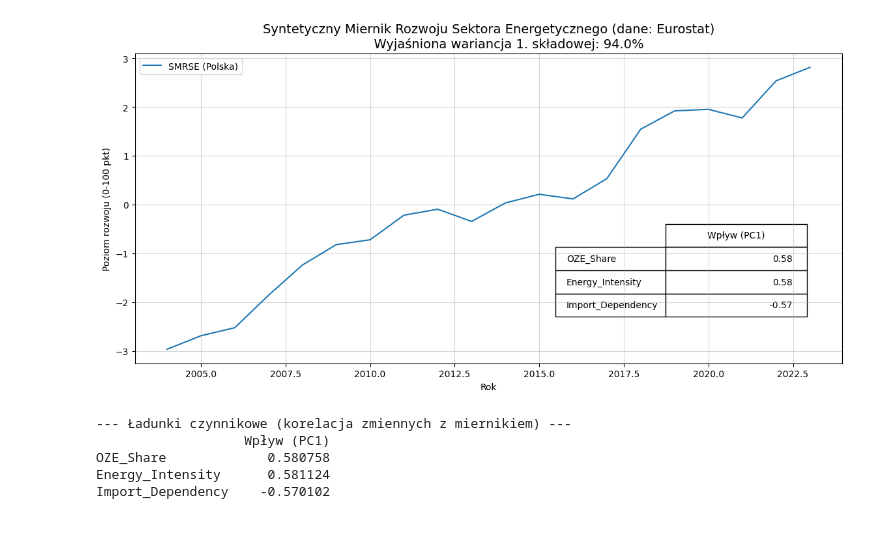
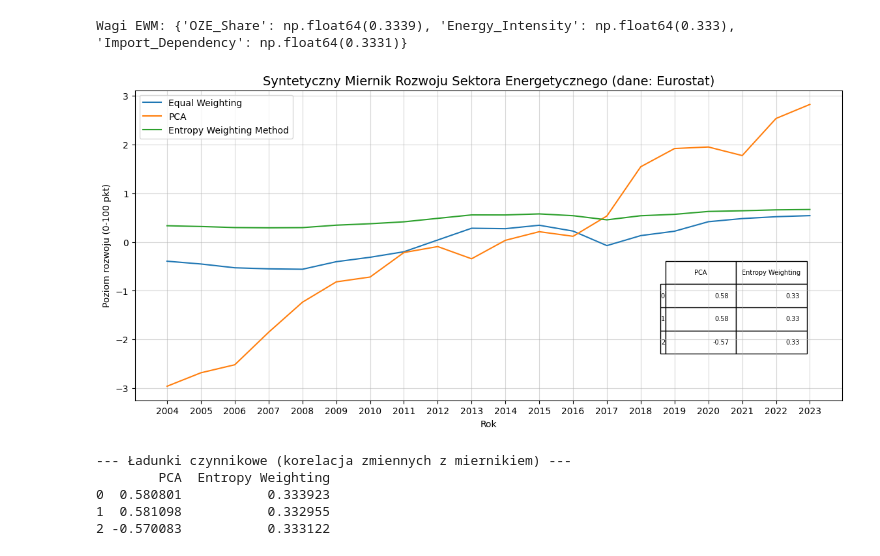
Before and after one commit to NGala540/PrognozowanieSyntetycznegoWska-nikaRozwojuSektoraEnergetycznego, a Jupyter notebook: Konstrukcja_wskaznika.ipynb, the cells around one changed output. Saved outputs shown, nothing was run; the diff lists cells and outputs as text; code cells hidden in the pictures; blank space fills up the shorter version.

```diff
--- a/Konstrukcja_wskaznika.ipynb
+++ b/Konstrukcja_wskaznika.ipynb
@@ -100,32 +123,62 @@ data['SMRSE'] = pca_result
+# %%
+# 4. Konstrukcja indeksów agregatowych
+# --- a) Equal Weighting (srednia standaryzowanych)
+data["equal_weighting"] = df_std.mean(axis=1)
+# %%
+# --- b) PCA (główna składowa) standaryzowanych
+pca = PCA(n_components=1)
+pca_result = pca.fit_transform(df_std)
+
+data['PCA'] = pca_result
+# %%
+# --- c) Entropy Weighting Method (normalizacja MinMax)
+minmax = MinMaxScaler()
+df_norm = pd.DataFrame(minmax.fit_transform(data[indicators.values()]), columns=indicators.values(), index=data.index)
+
+P = df_norm / (df_norm.sum(axis=0) + 1e-8)
+P = np.where(P == 0, 1e-10, P)
+E = (-P * np.log(P)).mean(axis=0) / np.log(len(data))
+d = 1 - E
+ewm_weights = d / d.sum()
+data["entropy_weighting"] = (df_norm * ewm_weights).sum(axis=1)
+# %% [output]
+Wagi EWM: {'OZE_Share': np.float64(0.3339), 'Energy_Intensity': np.float64(0.333), 'Import_Dependency': np.float64(0.3331)}
 # %%
 plt.figure(figsize=(14, 7))
 
 # Wykres główny
-sns.lineplot(x=data.index, y=data['SMRSE'], label='SMRSE (Polska)')
+sns.lineplot(x=data.index, y=data['equal_weighting'], label='Equal Weighting')
+sns.lineplot(x=data.index, y=data['PCA'], label='PCA')
+sns.lineplot(x=data.index, y=data['entropy_weighting'], label='Entropy Weighting Method')
 
-plt.title(f'Syntetyczny Miernik Rozwoju Sektora Energetycznego (dane: Eurostat)\n\
-          Wyjaśniona wariancja 1. składowej: {explained_variance:.1%}', fontsize=14)
+plt.title(f'Syntetyczny Miernik Rozwoju Sektora Energetycznego (dane: Eurostat)', fontsize=14)
 plt.ylabel('Poziom rozwoju (0-100 pkt)')
 plt.xlabel('Rok')
+plt.xticks(range(data.index.min(), data.index.max() + 1))
 plt.legend()
 
+
 # Tabela z wagami (ładunki czynnikowe)
-loadings = pd.DataFrame(pca.components_.T, columns=['Wpływ (PC1)'], index=df_pca.columns)
+indicator_cols = list(indicators.values())
+loadings = pd.DataFrame(
+    {
+        'PCA': pca.components_[0],
+        'Entropy Weighting': ewm_weights
+    }
+)
+
 plt.table(cellText=np.round(loadings.values, 2),
           rowLabels=loadings.index,
           colLabels=loadings.columns,
           loc='bottom', bbox=[0.75, 0.15, 0.2, 0.3])
 plt.subplots_adjust(bottom=0.2)
 plt.grid(True, which='major', alpha=0.5)
 
 plt.show()
-
-print("\n--- Ładunki czynnikowe (korelacja zmiennych z miernikiem) ---")
-print(loadings)
 # %% [output]
-[figure, old version]
+[figure, new version]
 --- Ładunki czynnikowe (korelacja zmiennych z miernikiem) ---
-                   Wpływ (PC1)
-OZE_Share             0.580758
-Energy_Intensity      0.581124
-Import_Dependency    -0.570102
+        PCA  Entropy Weighting
+0  0.580801           0.333923
+1  0.581098           0.332955
+2 -0.570083           0.333122
```
Also changed, not shown: parts of 5 cells of this notebook.
